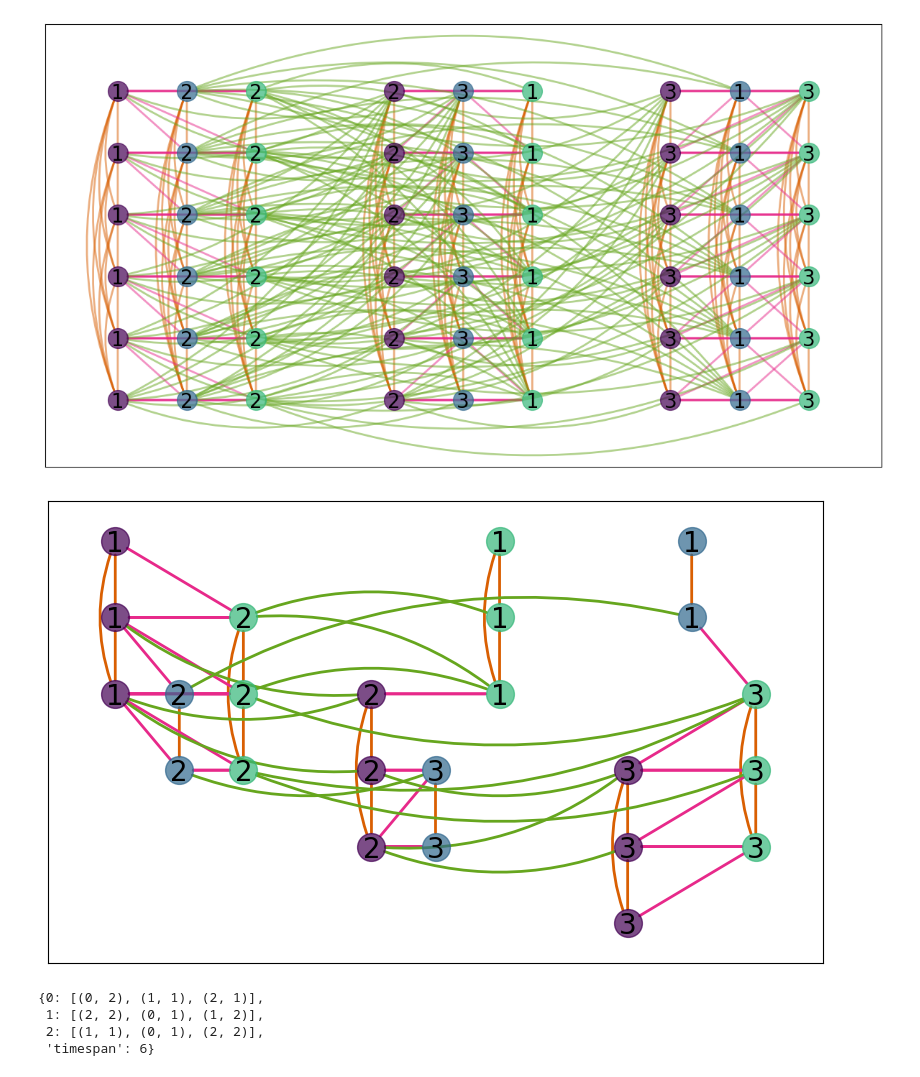
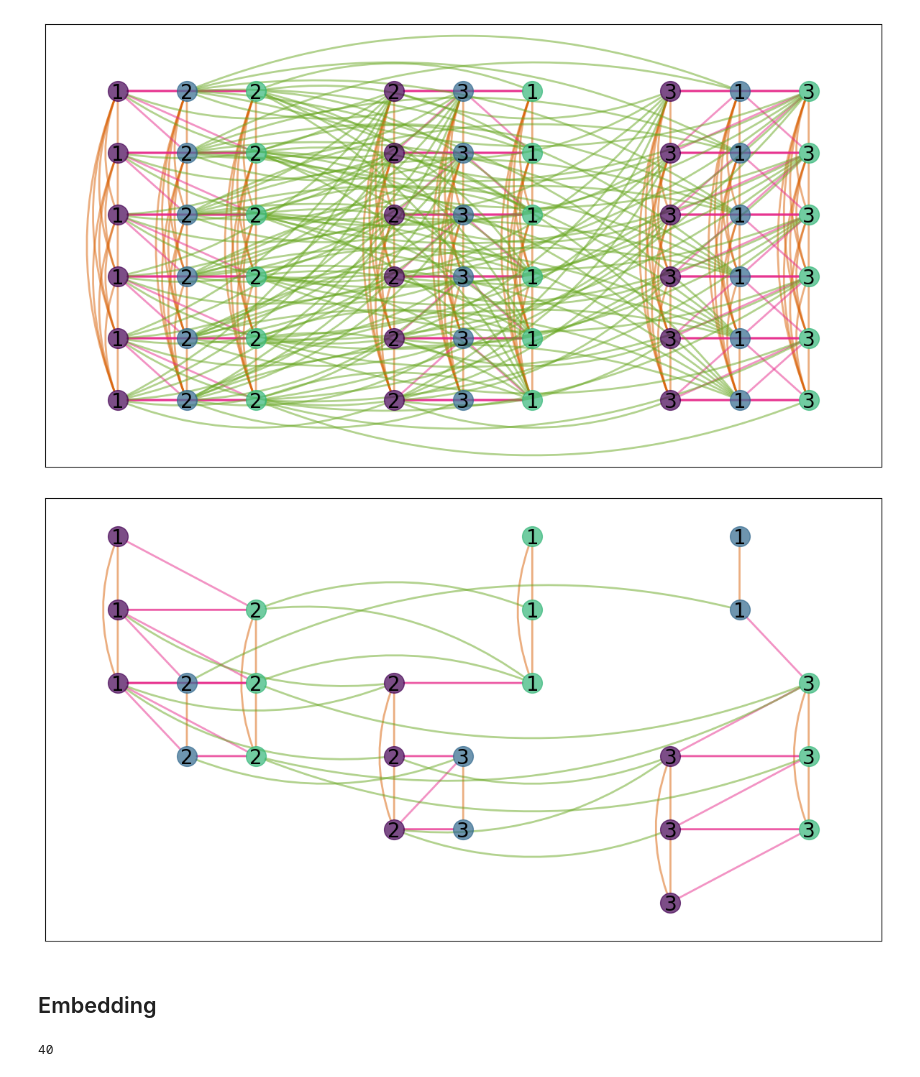
Before and after one commit to AndreaDiTrani/Quantum-Optimization-internship, a Jupyter notebook: graph.ipynb, the cells around one changed output. Cells and saved outputs as stored; diff of their text form; code cells hidden in the pictures.

```diff
--- a/graph.ipynb
+++ b/graph.ipynb
@@ -343,35 +403,32 @@ plt.show()
 # %% [output]
 [figure]
 # %%
-plt.figure(figsize=(10,6))
-cmap_nodes = matplotlib.colormaps.get_cmap('viridis')
-cmap_edges = matplotlib.colormaps.get_cmap('Dark2')
-linewidth = 2
-node_size = 400
-node_alpha = 0.7
-edge_alpha = 1
+#PRUNED GRAPH PLOTTING
 
-
+plt.figure(figsize=(15,8))
 for job in task_groups2:
     for i,task in enumerate(task_groups2[job]):
         nx.draw_networkx_nodes(graph2, pos_dict2, node_size=node_size, nodelist=task, node_color=cmap_nodes(job/len(task_groups)), alpha=node_alpha)
 
         labels = dict(zip(task, [str(i+1) for j in range(len(task))]))
         nx.draw_networkx_labels(graph, pos_dict2, labels, font_size=20, verticalalignment='center_baseline')
 
 nx.draw_networkx_edges(graph2, pos_dict2, node_size=node_size, edgelist=edge_groups2[0], arrows=True, connectionstyle="arc3,rad=0.2", width=linewidth, alpha=edge_alpha, edge_color=cmap_edges(0.2))
 nx.draw_networkx_edges(graph2, pos_dict2, node_size=node_size, edgelist=edge_groups2[1], arrows=True, connectionstyle="arc3", width=linewidth, alpha=edge_alpha, edge_color=cmap_edges(0.2))
 nx.draw_networkx_edges(graph2, pos_dict2, node_size=node_size, edgelist=edge_groups2[2], arrows=True, connectionstyle="arc3", width=linewidth, alpha=edge_alpha, edge_color=cmap_edges(0.4))
 nx.draw_networkx_edges(graph2, pos_dict2, node_size=node_size, edgelist=edge_groups2[3], arrows=True, connectionstyle="arc3,rad=0.2", width=linewidth, alpha=edge_alpha, edge_color=cmap_edges(0.6))
 
 
 plt.show()
 # %% [output]
-[figure, old version]
+[figure, new version]
-# %%
-instance
-# %% [output]
-{0: [(0, 2), (1, 1), (2, 1)],
- 1: [(2, 2), (0, 1), (1, 2)],
- 2: [(1, 1), (0, 1), (2, 2)],
- 'timespan': 6}
+# %% [markdown]
+## Embedding
+# %%
+#TARGET GRAPH
+
+target = dnx.pegasus_graph(2)
+
+len(target.nodes)
+# %% [output]
+40
```
Also changed, not shown: parts of 22 cells of this notebook.
